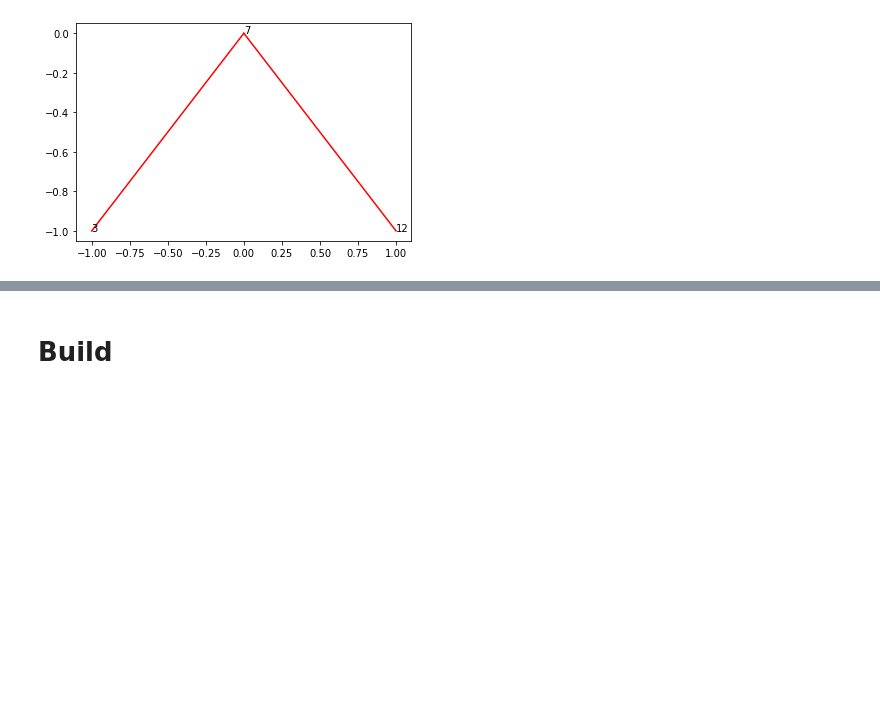
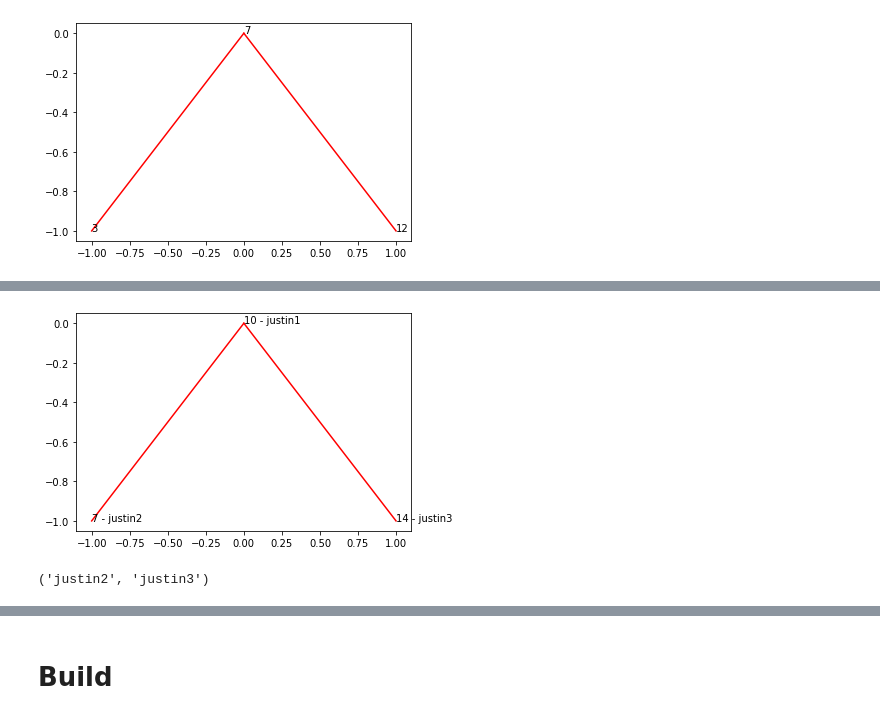
Before and after one commit to justinblaber/cs371, a Jupyter notebook: module17.ipynb, the cells around one changed output, grey strips where cells are left out. Saved outputs shown, nothing was run; the diff lists cells and outputs as text; code cells hidden in the pictures; blank space fills up the shorter version.

```diff
--- a/module17.ipynb
+++ b/module17.ipynb
@@ -190,0 +282,27 @@ tree.draw()
+# %%
+class BinaryTree:
+    def __init__(self, root=None):
+        self.root = root
+
+    def add(self, key, val):
+        if self.root: self.root = self.root.add(key, val)
+        else:         self.root = TreeNode(key, val)
+
+    def remove(self, key):
+        if self.root: self.root = self.root.remove(key)
+
+    def draw(self):
+        if self.root: self.root.draw(0, 0, 1, 1)
+
+    def inorder(self):
+        if self.root: self.root.inorder()
+# %%
+tree = BinaryTree()
+# %%
+tree.add(10, 'justin1')
+tree.add(7,  'justin2')
+tree.add(14, 'justin3')
+# %%
+tree.draw()
+# %% [output]
+[figure, added]
@@ -190,0 +311,4 @@ tree.draw()
+# %%
+tree.root.val, tree.root.R.val
+# %% [output]
+('justin2', 'justin3')
```
Also changed, not shown: parts of 70 cells of this notebook, 5 other files.
